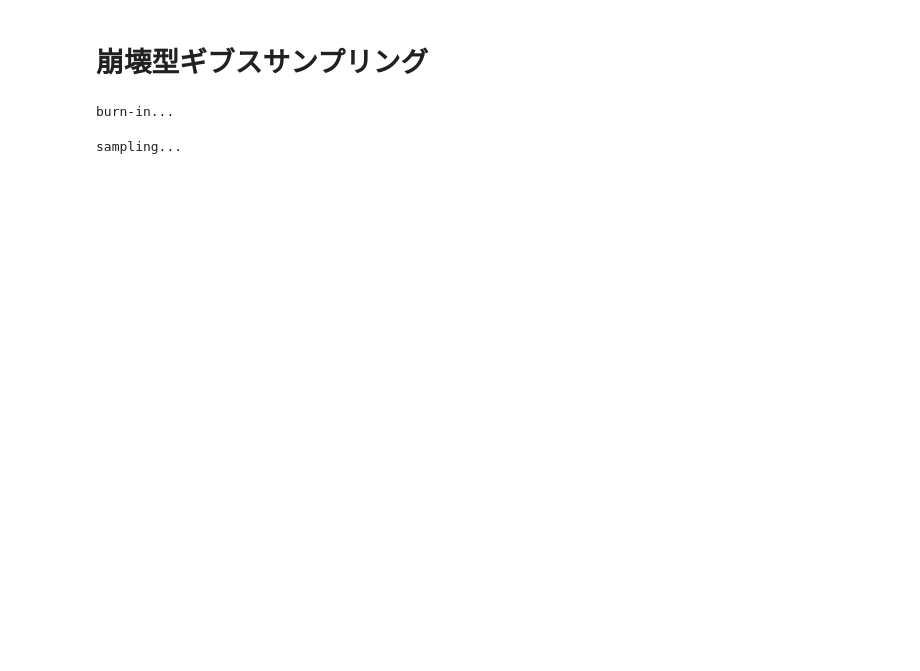
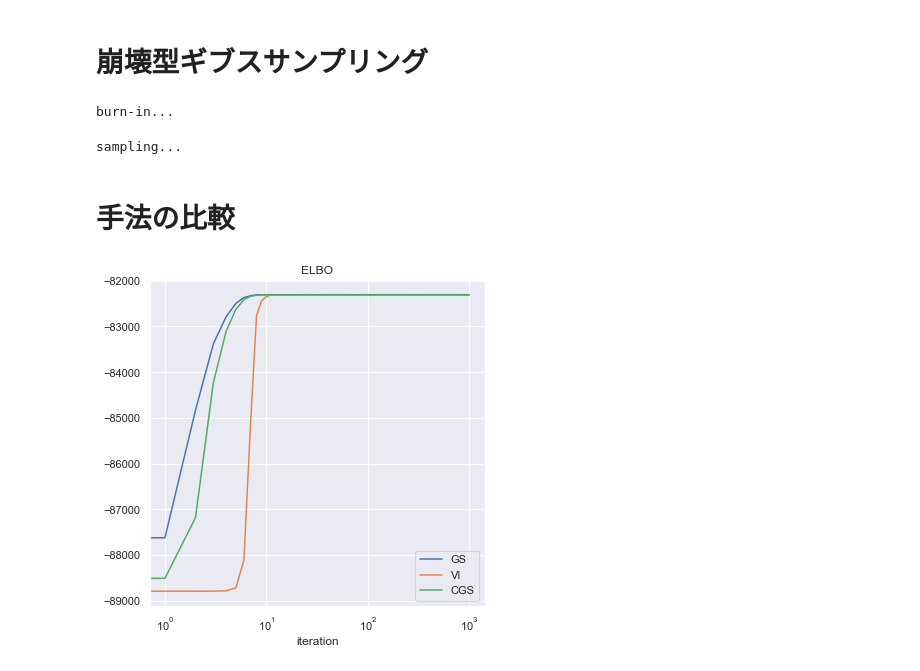
Before and after one commit to joeyoji/BayesModel, a Jupyter notebook: tutorial_notebook.ipynb, the cells around one changed output. Drawn from its saved outputs; the diff is of its cells as text; code cells hidden in the pictures; blank space fills up the shorter version.

```diff
--- a/tutorial_notebook.ipynb
+++ b/tutorial_notebook.ipynb
@@ -86,3 +122,9 @@ poimix.CollapsedGibbsSampling(ITER,seed=seed)
 # %% [output]
 burn-in...
 sampling...
+# %% [markdown]
+# 手法の比較
+# %%
+pm1.view_elbo()
+# %% [output]
+[figure, added]
```
Also changed, not shown: parts of 10 cells of this notebook.
